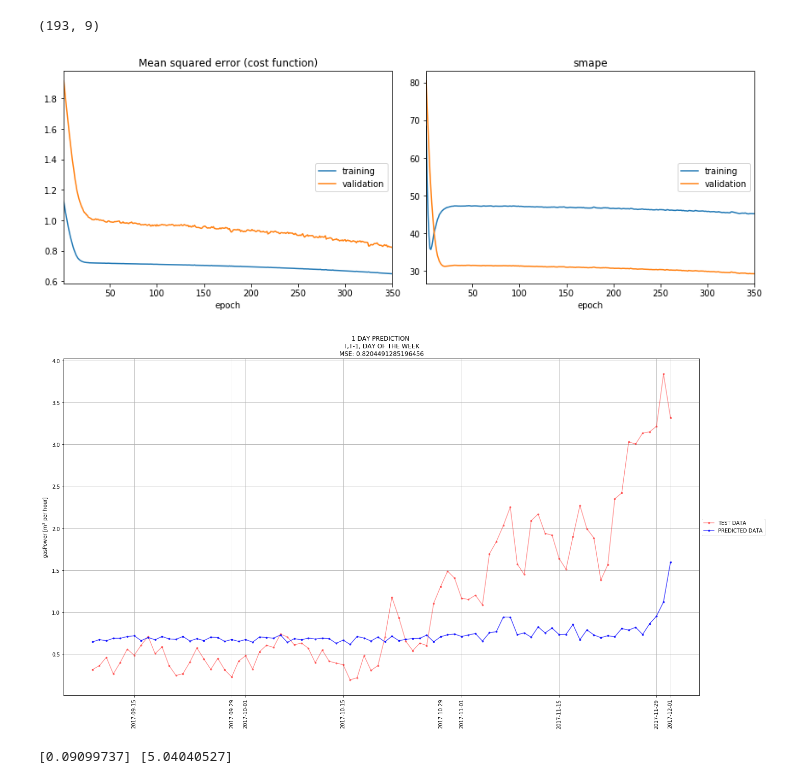
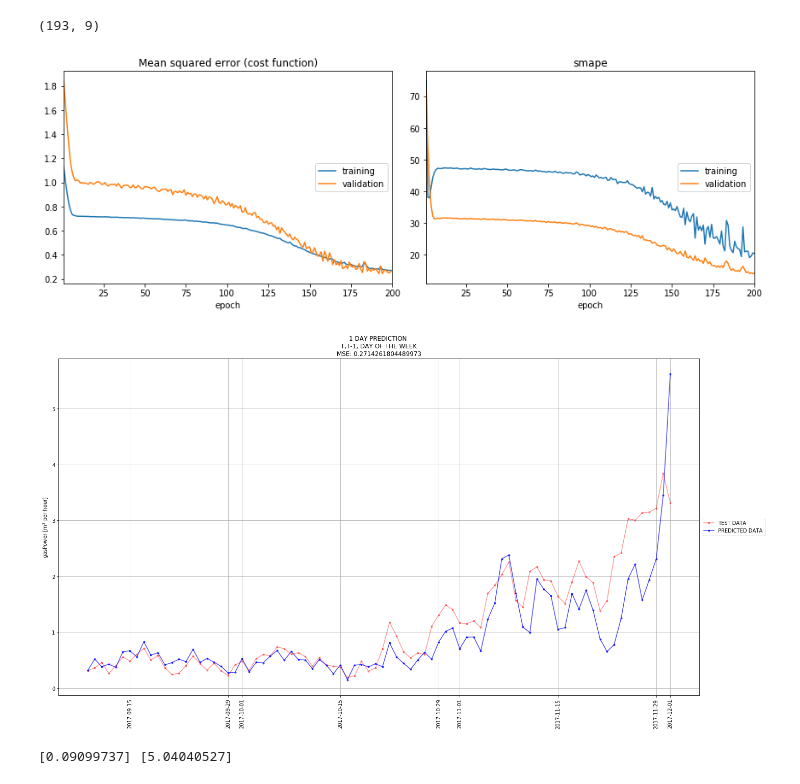
Before and after one commit to deKeijzer/KB-74-OPSCHALER, a Jupyter notebook: Personal_folders/Pol/DNN.ipynb, the cells around one changed output. Saved outputs shown, nothing was run; the diff lists cells and outputs as text; code cells hidden in the pictures.

```diff
--- a/Personal_folders/Pol/DNN.ipynb
+++ b/Personal_folders/Pol/DNN.ipynb
@@ -155,37 +167,37 @@ model.add(Dense (120, input_dim=9, activation='relu', kernel_initializer='Trunca
 model.add(Dense (16, activation='relu')) #16 optimal so far
 model.add(Dense (1))
 # %%
-LR = 0.0003 #0.0008
+LR = 0.0004 #0.0008
 adam = optimizers.Adam(lr=LR)
 model.compile(loss='mean_squared_error', optimizer=adam, metrics=[smape])
 # %%
-model.fit(X_train, y_train, epochs=350, batch_size=10,verbose=0, validation_data = (X_test, y_test), callbacks = [PlotLossesKeras()])
+model.fit(X_train, y_train, validation_split=0.2, epochs=200, batch_size=10,verbose=0, validation_data = (X_test, y_test), callbacks = [PlotLossesKeras()])
 
 #Getting the datetimes for the splits
 X_datetime=df.index[:len(X_train)]
 X1_datetime=df.index[len(X_train):]
 
 #predict actual values
 Y_prediction=model.predict(X_test)
 
 # %matplotlib notebook
 plt.figure(figsize=(20,11))
 plt.plot(X1_datetime,y_test,'.-',alpha=0.4,color='r',label='TEST DATA')
 plt.plot(X1_datetime,Y_prediction,'.-',alpha=0.7,color='b',label='PREDICTED DATA')
 
 
 plt.grid(True)
 plt.title('1 DAY PREDICTION \n T,T-1, DAY OF THE WEEK \nMSE: '+ str(mean_squared_error(y_test,Y_prediction)))
 plt.xticks(rotation='vertical' )
 plt.ylabel('gasPower [m$^3$ per hour]')
 
 plt.legend(loc='center left', bbox_to_anchor=(1, 0.5))
 plt.tight_layout()
 #plt.savefig('DNN_results_without_y_scaling.png', dpi=1200)
 plt.show()
 # %% [output]
-[figure, old version]
+[figure, new version]
-[figure, old version]
+[figure, new version]
 # %%
 print(min(y_train), max(y_train))
 # %% [output]
```
Also changed, not shown: parts of 2 cells of this notebook, 1 other file.
